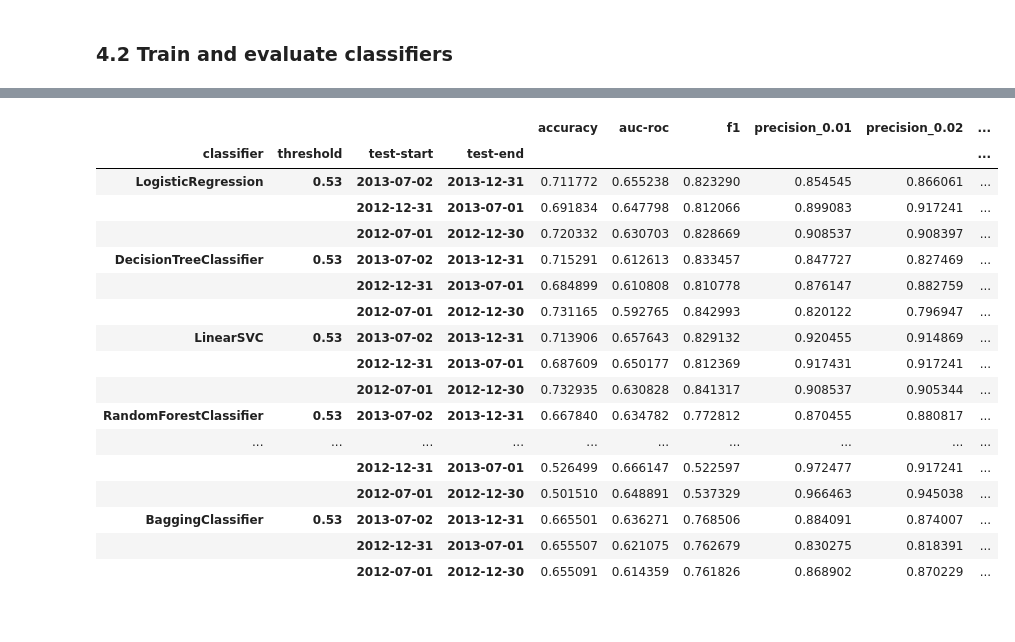
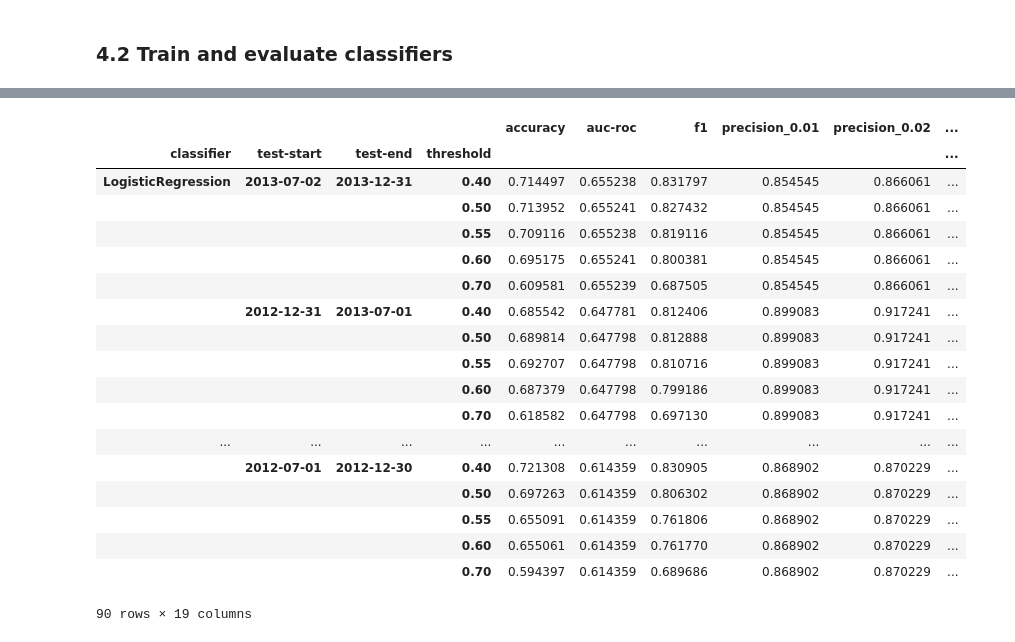
Before and after one commit to jtanwk/capp30254, a Jupyter notebook: HW3/Homework3_Tan.ipynb, the cells around one changed output, grey strips where cells are left out. Cells and saved outputs as stored; diff of their text form; code cells hidden in the pictures.

```diff
--- a/HW3/Homework3_Tan.ipynb
+++ b/HW3/Homework3_Tan.ipynb
@@ -356,12 +381,14 @@ TEST SET 3: start: 2012-07-01, end: 2012-12-30, dur: 182 days, 0:00:00
 classifiers = ['LogisticRegression', 'DecisionTreeClassifier',
                'LinearSVC', 'RandomForestClassifier', 'AdaBoostClassifier',
                'BaggingClassifier']
+class_thresholds = [0.4, 0.5, 0.55, 0.6, 0.7]
 pr_thresholds = [0.01, 0.02, 0.05, 0.1, 0.2, 0.3, 0.5, 1]
 results_df = pd.DataFrame()
 
 # Loop
 for i in classifiers:
     for j in test_train:
+        for k in class_thresholds:
             # select correct test-train split
             x_train, x_test, y_train, y_test = j
 
@@ -379,9 +406,9 @@ for i in classifiers:
 
             # evalute results
             results_dict = library.validate_classifier(x_test, y_test, trained,
-                                                       label_threshold=config.CLASS_THRESHOLD,
+                                                       label_threshold=k,
                                                        pr_threshold=pr_thresholds)
-            results_dict['threshold'] = config.CLASS_THRESHOLD
+            results_dict['threshold'] = k
             results_dict['test-start'] = test_start
             results_dict['test-end'] = test_end
 
@@ -427,23 +458,24 @@ Validating BaggingClassifier
 # %%
-results_df = results_df.set_index(['classifier', 'threshold', 'test-start', 'test-end'])
+results_df = results_df.set_index(['classifier', 'test-start', 'test-end', 'threshold'])
 results_df.to_excel("output/results.xlsx")
 results_df
 # %% [output]
 |  |  |  |  | accuracy | auc-roc | f1 | precision_0.01 | precision_0.02 | ... |
-| classifier | threshold | test-start | test-end |  |  |  |  |  | ... |
-| LogisticRegression | 0.53 | 2013-07-02 | 2013-12-31 | 0.711772 | 0.655238 | 0.823290 | 0.854545 | 0.866061 | ... |
-|  |  | 2012-12-31 | 2013-07-01 | 0.691834 | 0.647798 | 0.812066 | 0.899083 | 0.917241 | ... |
-|  |  | 2012-07-01 | 2012-12-30 | 0.720332 | 0.630703 | 0.828669 | 0.908537 | 0.908397 | ... |
-| DecisionTreeClassifier | 0.53 | 2013-07-02 | 2013-12-31 | 0.715291 | 0.612613 | 0.833457 | 0.847727 | 0.827469 | ... |
-|  |  | 2012-12-31 | 2013-07-01 | 0.684899 | 0.610808 | 0.810778 | 0.876147 | 0.882759 | ... |
-|  |  | 2012-07-01 | 2012-12-30 | 0.731165 | 0.592765 | 0.842993 | 0.820122 | 0.796947 | ... |
-| LinearSVC | 0.53 | 2013-07-02 | 2013-12-31 | 0.713906 | 0.657643 | 0.829132 | 0.920455 | 0.914869 | ... |
-|  |  | 2012-12-31 | 2013-07-01 | 0.687609 | 0.650177 | 0.812369 | 0.917431 | 0.917241 | ... |
-|  |  | 2012-07-01 | 2012-12-30 | 0.732935 | 0.630828 | 0.841317 | 0.908537 | 0.905344 | ... |
-| RandomForestClassifier | 0.53 | 2013-07-02 | 2013-12-31 | 0.667840 | 0.634782 | 0.772812 | 0.870455 | 0.880817 | ... |
+| classifier | test-start | test-end | threshold |  |  |  |  |  | ... |
+| LogisticRegression | 2013-07-02 | 2013-12-31 | 0.40 | 0.714497 | 0.655238 | 0.831797 | 0.854545 | 0.866061 | ... |
+|  |  |  | 0.50 | 0.713952 | 0.655241 | 0.827432 | 0.854545 | 0.866061 | ... |
+|  |  |  | 0.55 | 0.709116 | 0.655238 | 0.819116 | 0.854545 | 0.866061 | ... |
+|  |  |  | 0.60 | 0.695175 | 0.655241 | 0.800381 | 0.854545 | 0.866061 | ... |
+|  |  |  | 0.70 | 0.609581 | 0.655239 | 0.687505 | 0.854545 | 0.866061 | ... |
+|  | 2012-12-31 | 2013-07-01 | 0.40 | 0.685542 | 0.647781 | 0.812406 | 0.899083 | 0.917241 | ... |
+|  |  |  | 0.50 | 0.689814 | 0.647798 | 0.812888 | 0.899083 | 0.917241 | ... |
+|  |  |  | 0.55 | 0.692707 | 0.647798 | 0.810716 | 0.899083 | 0.917241 | ... |
+|  |  |  | 0.60 | 0.687379 | 0.647798 | 0.799186 | 0.899083 | 0.917241 | ... |
+|  |  |  | 0.70 | 0.618582 | 0.647798 | 0.697130 | 0.899083 | 0.917241 | ... |
 | ... | ... | ... | ... | ... | ... | ... | ... | ... | ... |
-|  |  | 2012-12-31 | 2013-07-01 | 0.526499 | 0.666147 | 0.522597 | 0.972477 | 0.917241 | ... |
-|  |  | 2012-07-01 | 2012-12-30 | 0.501510 | 0.648891 | 0.537329 | 0.966463 | 0.945038 | ... |
-| BaggingClassifier | 0.53 | 2013-07-02 | 2013-12-31 | 0.665501 | 0.636271 | 0.768506 | 0.884091 | 0.874007 | ... |
-|  |  | 2012-12-31 | 2013-07-01 | 0.655507 | 0.621075 | 0.762679 | 0.830275 | 0.818391 | ... |
-|  |  | 2012-07-01 | 2012-12-30 | 0.655091 | 0.614359 | 0.761826 | 0.868902 | 0.870229 | ... |
+|  | 2012-07-01 | 2012-12-30 | 0.40 | 0.721308 | 0.614359 | 0.830905 | 0.868902 | 0.870229 | ... |
+|  |  |  | 0.50 | 0.697263 | 0.614359 | 0.806302 | 0.868902 | 0.870229 | ... |
+|  |  |  | 0.55 | 0.655091 | 0.614359 | 0.761806 | 0.868902 | 0.870229 | ... |
+|  |  |  | 0.60 | 0.655061 | 0.614359 | 0.761770 | 0.868902 | 0.870229 | ... |
+|  |  |  | 0.70 | 0.594397 | 0.614359 | 0.689686 | 0.868902 | 0.870229 | ... |
+90 rows × 19 columns
```
Also changed, not shown: parts of 8 cells of this notebook, 2 other files.
